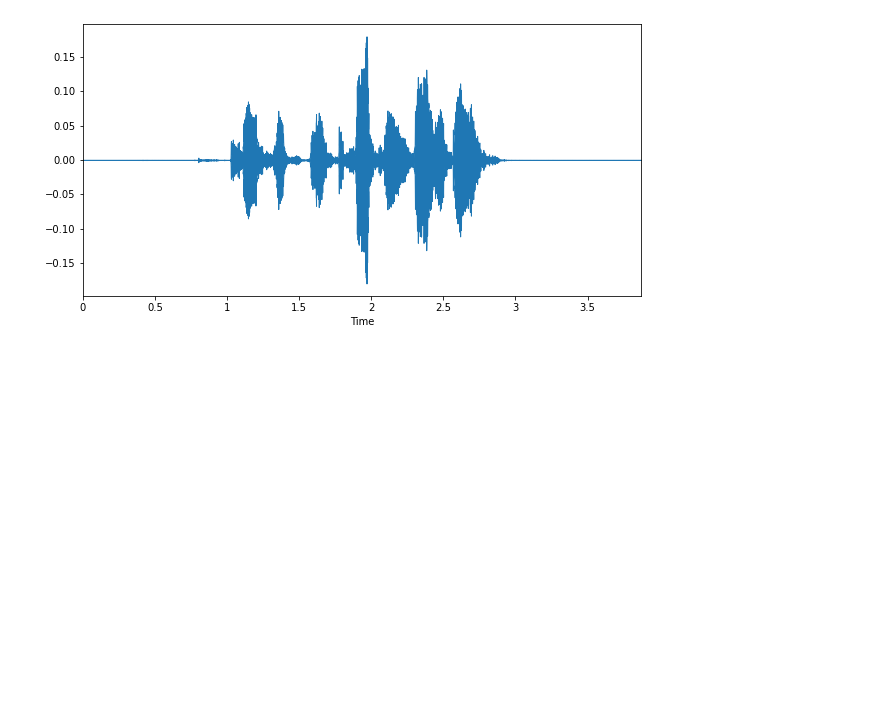
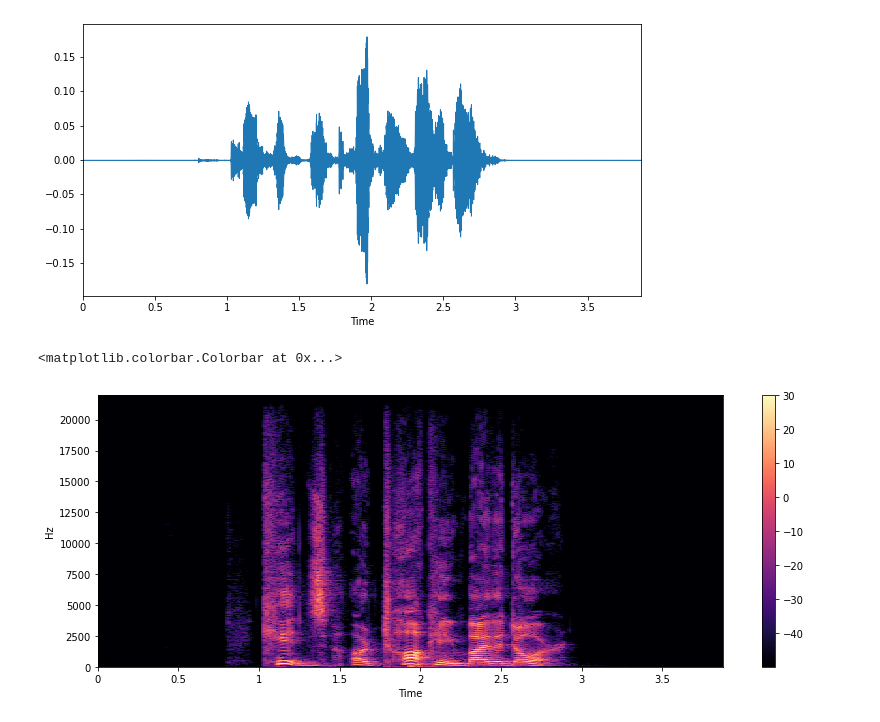
Before and after one commit to keder-code-hash/Kaggle_DL, a Jupyter notebook: sound-feature-extraction.ipynb, the cells around one changed output. Saved outputs shown, nothing was run; the diff lists cells and outputs as text; code cells hidden in the pictures; blank space fills up the shorter version.

```diff
--- a/sound-feature-extraction.ipynb
+++ b/sound-feature-extraction.ipynb
@@ -54,3 +55,7 @@ import matplotlib.pyplot as plt
 audio_path="../input/audio-emotions/Emotions/Angry/03-01-05-01-01-01-01.wav"
 time_series_array,sampling_rate=librosa.load(audio_path,sr=44000)
+# %%
+# fearful voice
+audio_path="../input/audio-emotions/Emotions/Fearful/03-01-06-01-01-01-01.wav"
+time_series_array,sampling_rate=librosa.load(audio_path,sr=44000)
 # %%
@@ -72,3 +76,16 @@ librosa.display.waveplot(time_series_array,sr=sampling_rate)
 # %% [output]
 <matplotlib.collections.PolyCollection at 0x...>
 [figure]
+# %%
+# spectogram plot
+# short time fast fourier tranform
+
+stft_time_series=librosa.stft(time_series_array)
+time_series_db=librosa.amplitude_to_db(abs(stft_time_series))
+# time_series_db[0]
+plt.figure(figsize=(14,5))
+librosa.display.specshow(time_series_db, sr=44000, x_axis='time', y_axis='hz')
+plt.colorbar()
+# %% [output]
+<matplotlib.colorbar.Colorbar at 0x...>
+[figure, added]
```
Also changed, not shown: parts of 8 cells of this notebook.
